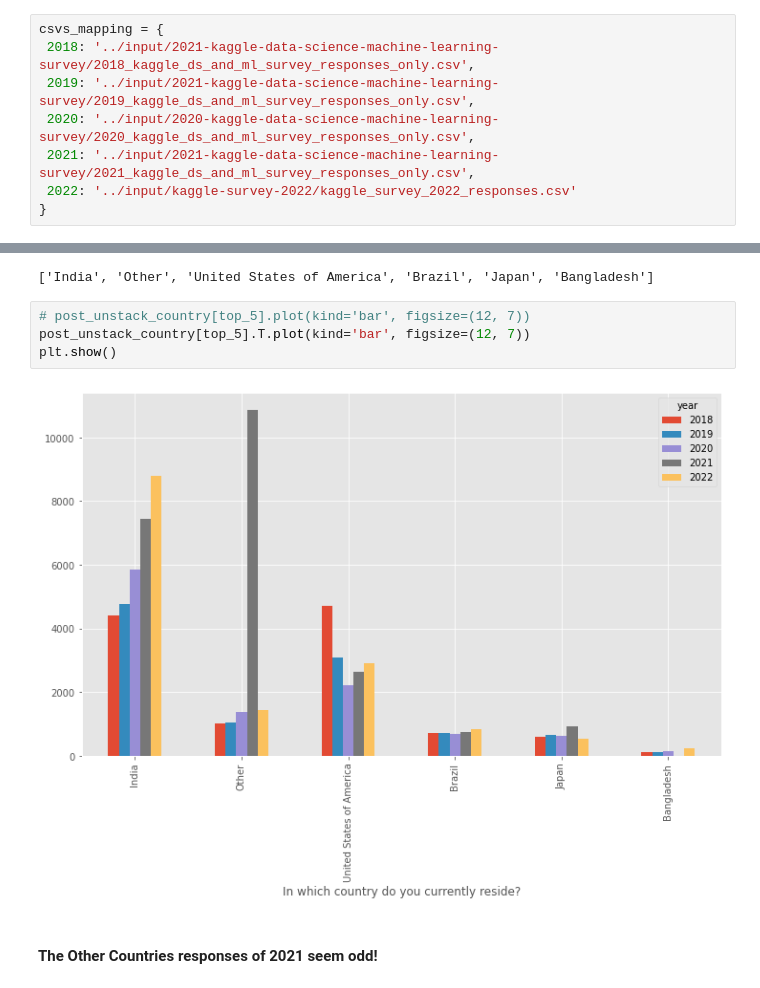
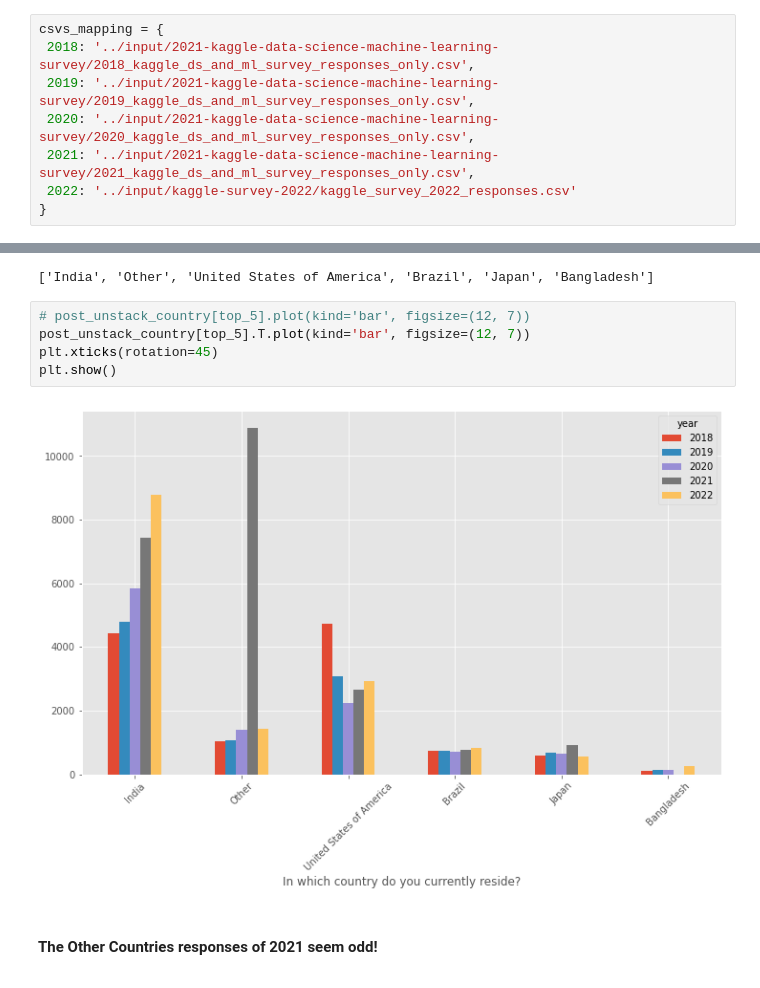
Before and after one commit to Amir-UL-Islam/Machine-Learning-Notebooks, a Jupyter notebook: survey2022.ipynb, the cells around one changed output, grey strips where cells are left out. Saved outputs shown, nothing was run; the diff lists cells and outputs as text.

```diff
--- a/survey2022.ipynb
+++ b/survey2022.ipynb
@@ -32,7 +40,7 @@ csvs
 csvs_mapping = {
  2018: '../input/2021-kaggle-data-science-machine-learning-survey/2018_kaggle_ds_and_ml_survey_responses_only.csv',
  2019: '../input/2021-kaggle-data-science-machine-learning-survey/2019_kaggle_ds_and_ml_survey_responses_only.csv',
- 2020: '../input/2020-kaggle-data-science-machine-learning-survey/2020_kaggle_ds_and_ml_survey_responses_only.csv',
+ 2020: '../input/2021-kaggle-data-science-machine-learning-survey/2020_kaggle_ds_and_ml_survey_responses_only.csv',
  2021: '../input/2021-kaggle-data-science-machine-learning-survey/2021_kaggle_ds_and_ml_survey_responses_only.csv',
  2022: '../input/kaggle-survey-2022/kaggle_survey_2022_responses.csv'
 }
@@ -143,9 +152,10 @@ top_5
 # %%
 # post_unstack_country[top_5].plot(kind='bar', figsize=(12, 7))
 post_unstack_country[top_5].T.plot(kind='bar', figsize=(12, 7))
+plt.xticks(rotation=45)
 plt.show()
 # %% [output]
-[figure, old version]
+[figure, new version]
 # %% [markdown]
 #### The **Other Countries** responses of 2021 seem odd!
 # %%
```
Also changed, not shown: parts of 24 cells of this notebook.
